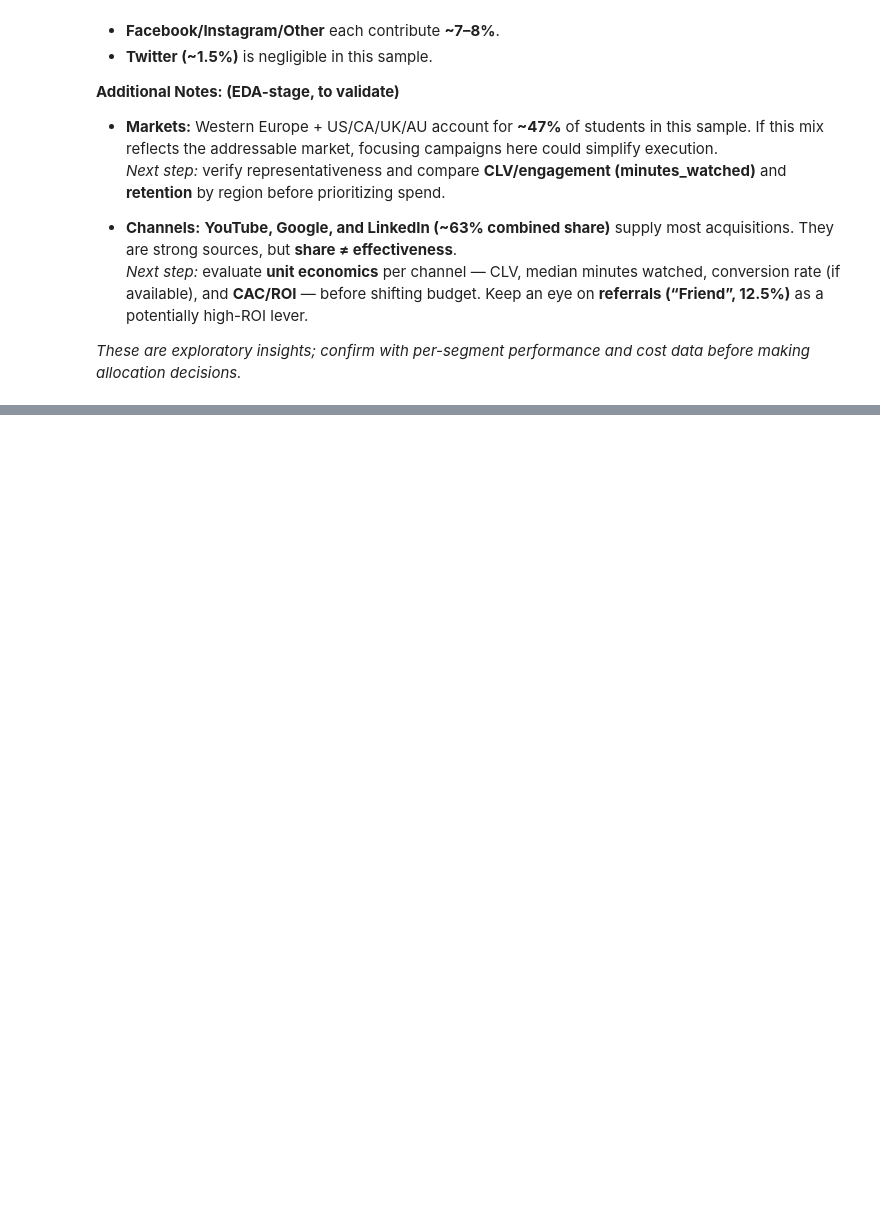
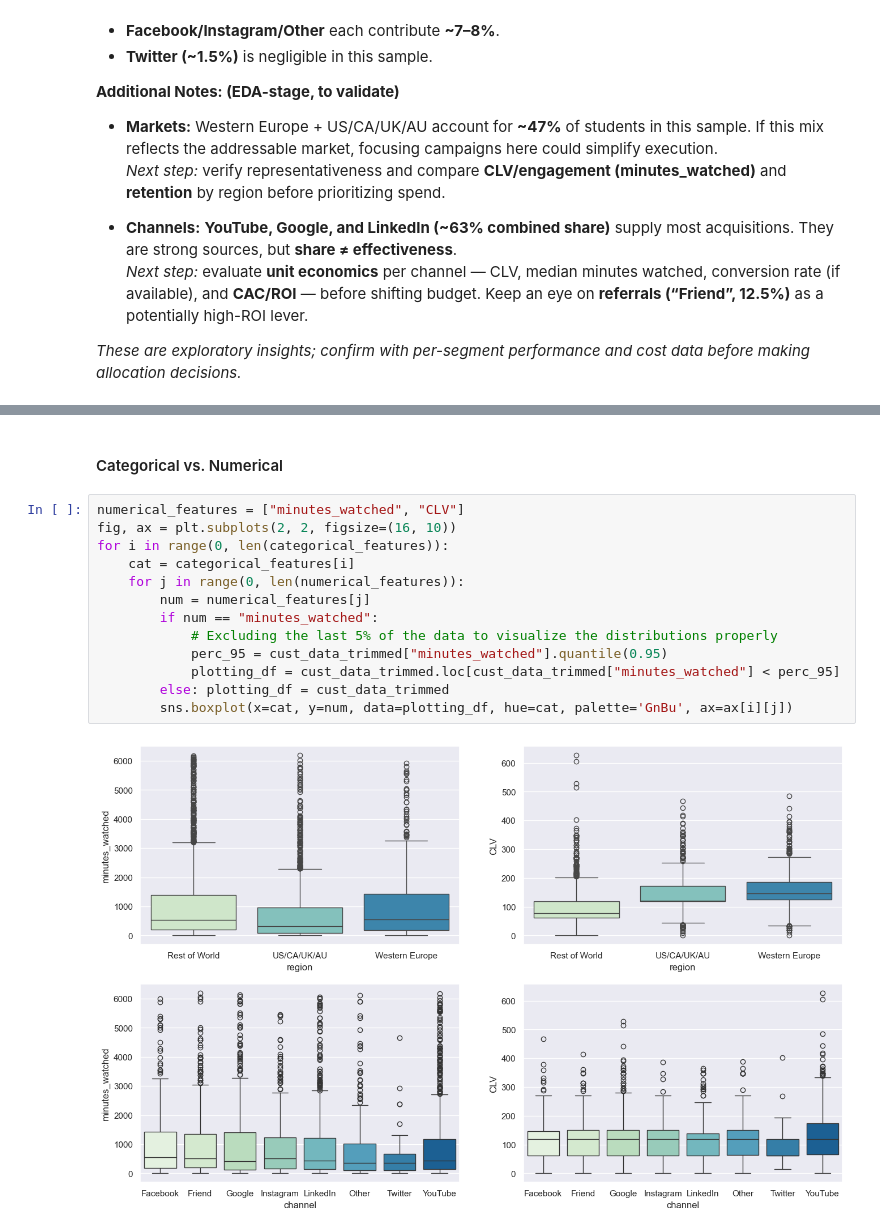
Before and after one commit to dato6091/Marketing_customer_segmentation_analysis, a Jupyter notebook: 1_EDA.ipynb, the cells around one changed output, grey strips where cells are left out. Drawn from its saved outputs; the diff is of its cells as text; blank space fills up the shorter version.

```diff
--- a/1_EDA.ipynb
+++ b/1_EDA.ipynb
@@ -183,0 +269,17 @@ Now let's study the interaction between variables
+# %% [markdown]
+#### Categorical vs. Numerical
+# %%
+numerical_features = ["minutes_watched", "CLV"]
+fig, ax = plt.subplots(2, 2, figsize=(16, 10))
+for i in range(0, len(categorical_features)):
+    cat = categorical_features[i]
+    for j in range(0, len(numerical_features)):
+        num = numerical_features[j]
+        if num == "minutes_watched":
+            # Excluding the last 5% of the data to visualize the distributions properly
+            perc_95 = cust_data_trimmed["minutes_watched"].quantile(0.95)
+            plotting_df = cust_data_trimmed.loc[cust_data_trimmed["minutes_watched"] < perc_95]
+        else: plotting_df = cust_data_trimmed
+        sns.boxplot(x=cat, y=num, data=plotting_df, hue=cat, palette='GnBu', ax=ax[i][j])
+# %% [output]
+[figure, added]
```
Also changed, not shown: parts of 11 cells of this notebook, 1 other file.
